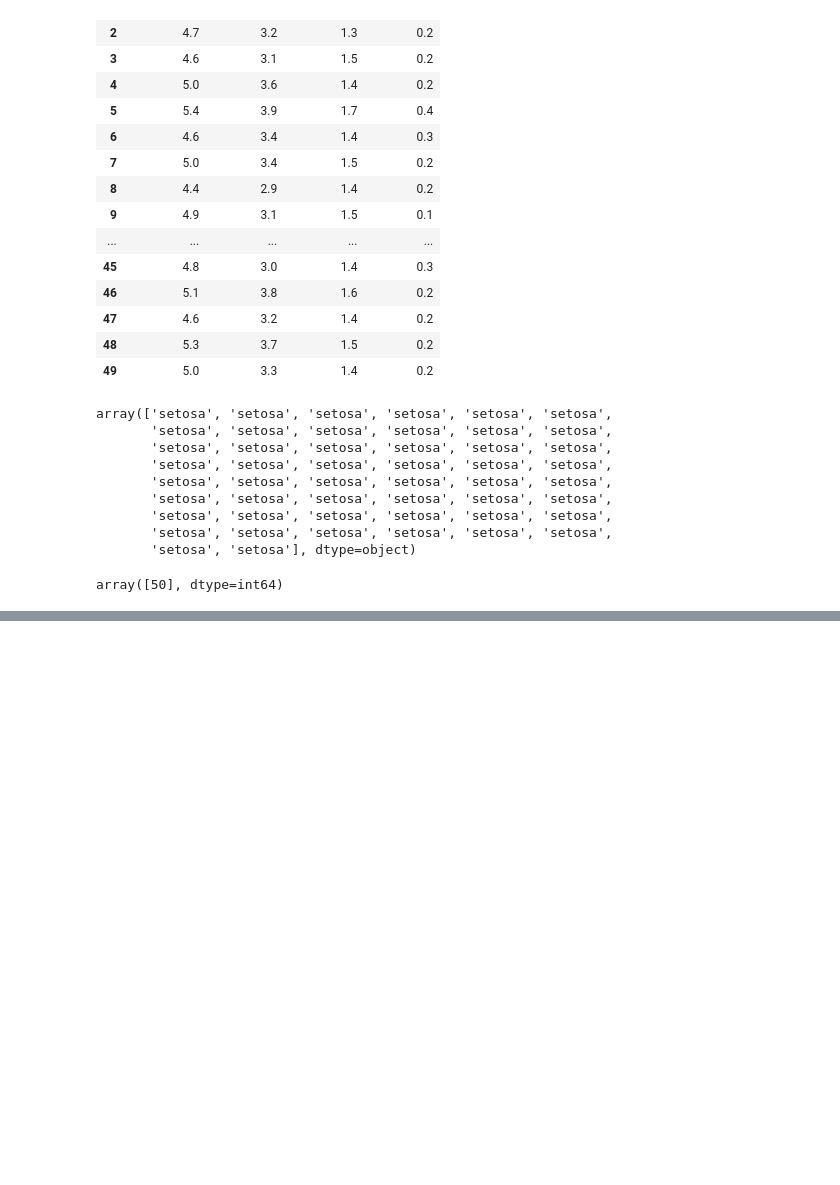
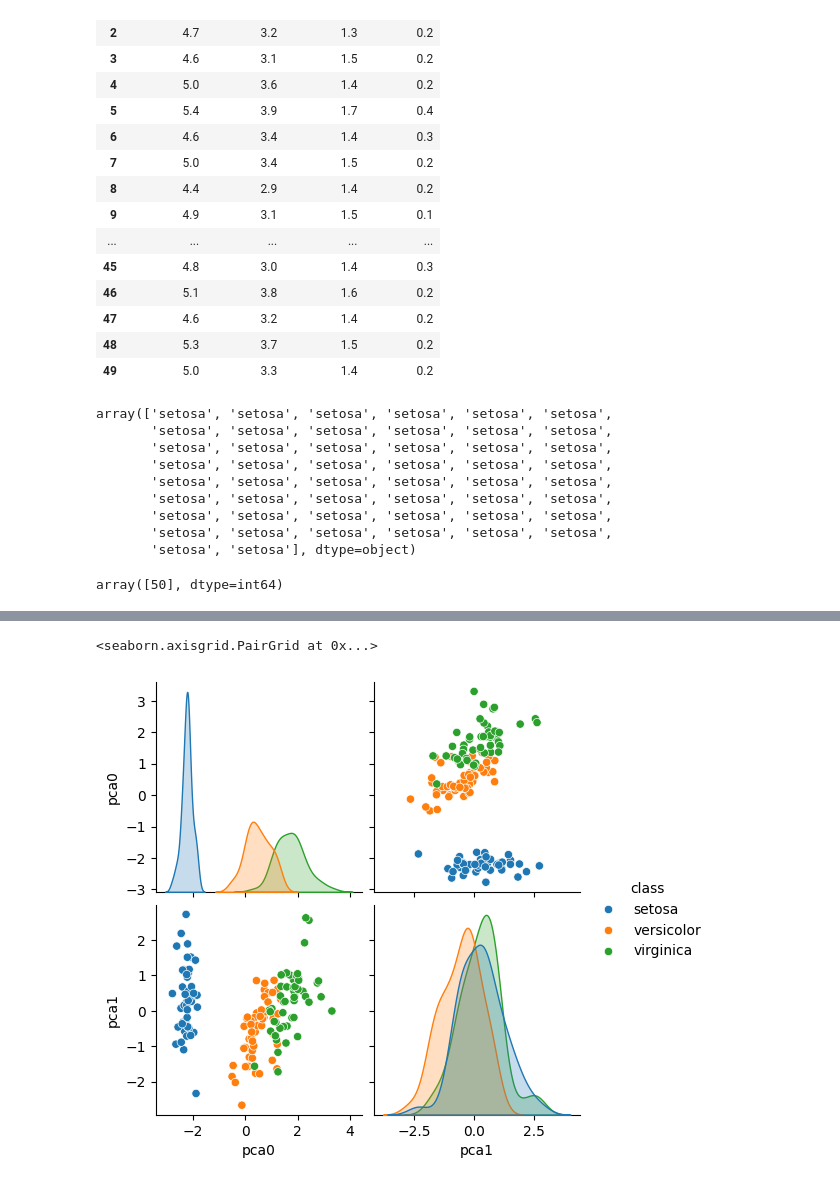
Before and after one commit to G00232918/machine_learning_and_stats, a Jupyter notebook: tasks.ipynb, the cells around one changed output, grey strips where cells are left out. Drawn from its saved outputs; the diff is of its cells as text; code cells hidden in the pictures; blank space fills up the shorter version.

```diff
--- a/tasks.ipynb
+++ b/tasks.ipynb
@@ -565,0 +704,6 @@ KNN was used to classify each record in the dataset and in the end it gave accur
+# %%
+# transform X
+X_transformed = scaler.transform(X)
+
+# show
+X_transformed
@@ -565,0 +728,6 @@ KNN was used to classify each record in the dataset and in the end it gave accur
+# %%
+# recreate df
+df_X_trans = pd.DataFrame(X_transformed, columns=X.columns)
+
+# show
+df_X_trans
@@ -565,0 +748,19 @@ KNN was used to classify each record in the dataset and in the end it gave accur
+# %%
+# Create a new PCA instance.
+pca = dec.PCA(n_components=2)
+
+# fit the scaled data
+pca.fit(df_X_trans)
+
+# transform
+X_trans_pca = pca.transform(df_X_trans)
+
+# original classifications
+df_trans_pca = pd.DataFrame(df[['class']])
+
+# Incorporate our PCA variables.
+df_trans_pca['pca0'] = X_trans_pca[:, 0]
+df_trans_pca['pca1'] = X_trans_pca[:, 1]
+
+# Show.
+df_trans_pca
@@ -565,0 +781,6 @@ KNN was used to classify each record in the dataset and in the end it gave accur
+# %%
+# show pairplot
+sns.pairplot(df_trans_pca, hue='class')
+# %% [output]
+<seaborn.axisgrid.PairGrid at 0x...>
+[figure, added]
```
Also changed, not shown: parts of 34 cells of this notebook, 1 other file.
